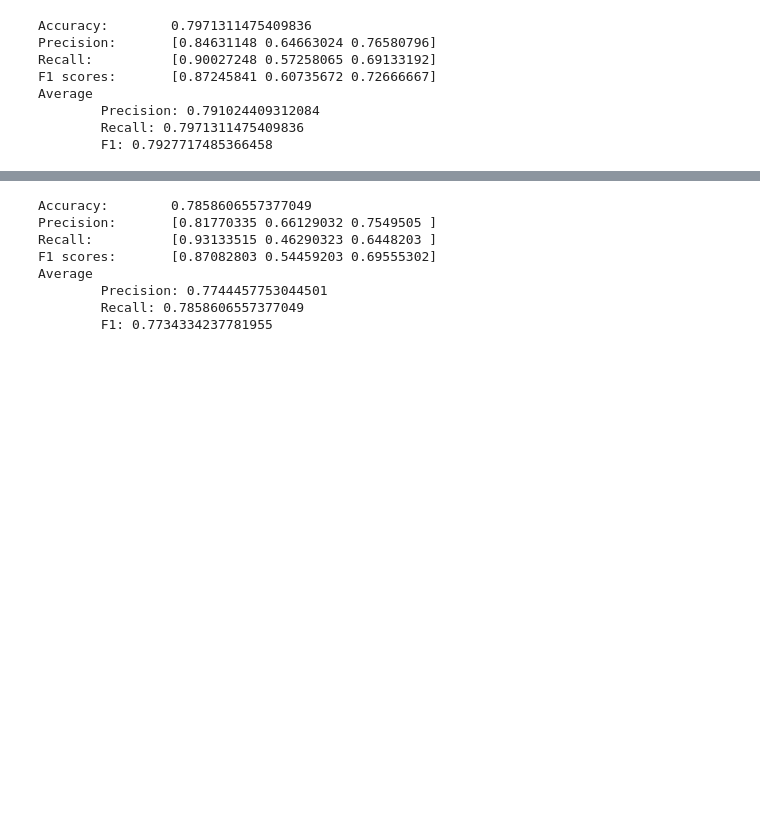
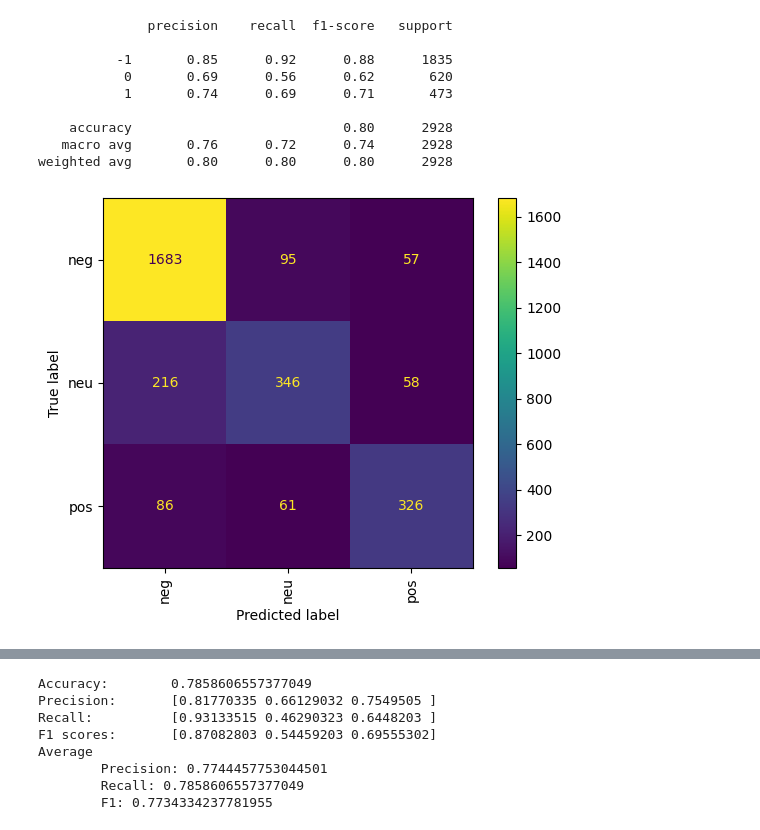
Before and after one commit to cosorio94/natalies-little-helper, a Jupyter notebook: notebooks/sentiment.ipynb, the cells around one changed output, grey strips where cells are left out. Cells and saved outputs as stored; diff of their text form; code cells hidden in the pictures; blank space fills up the shorter version.

```diff
--- a/notebooks/sentiment.ipynb
+++ b/notebooks/sentiment.ipynb
@@ -56,19 +61,19 @@ Average
 # %%
 clf = LinearSVC()
 clf.fit(xTrain, yTrain)
 
-yPred = clf.predict(xTest)
-
-evaluate_score(yTest, yPred)
+yPred = evaluate_model(clf, xTest, yTest, yLabels)
 # %% [output]
-Accuracy:        0.7971311475409836
-Precision:       [0.84631148 0.64663024 0.76580796]
-Recall:          [0.90027248 0.57258065 0.69133192]
-F1 scores:       [0.87245841 0.60735672 0.72666667]
-Average
-        Precision: 0.791024409312084
-        Recall: 0.7971311475409836
-        F1: 0.7927717485366458
+              precision    recall  f1-score   support
+
+          -1       0.85      0.92      0.88      1835
+           0       0.69      0.56      0.62       620
+           1       0.74      0.69      0.71       473
+
+    accuracy                           0.80      2928
+   macro avg       0.76      0.72      0.74      2928
+weighted avg       0.80      0.80      0.80      2928
+[figure, added]
 # %%
 wv = api.load('word2vec-google-news-300')
 
```
Also changed, not shown: parts of 24 cells of this notebook, 3 other files.
